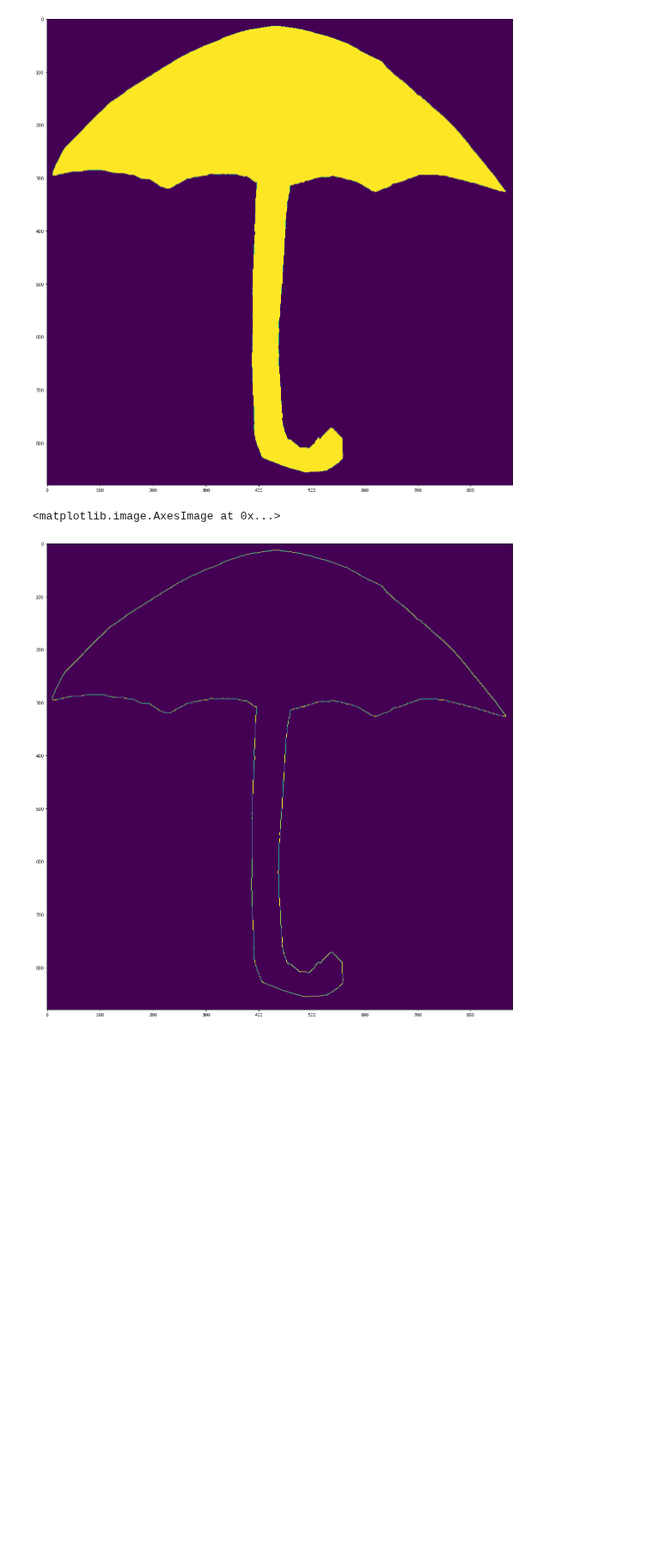
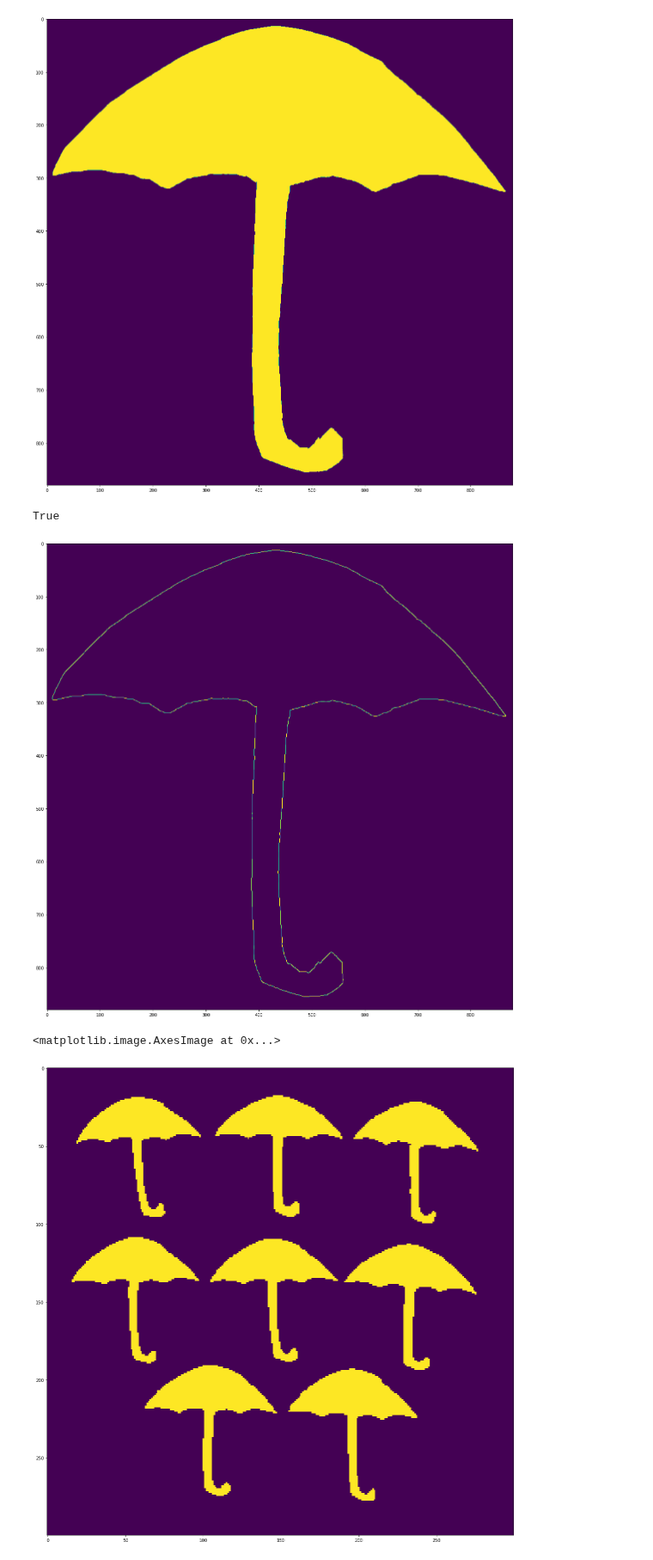
Before and after one commit to oscarteeninga/Metody-Rozpoznawania-Obrazow, a Jupyter notebook: lab2.2/lab2.2.ipynb, the cells around one changed output. Shown at 86% size. Drawn from its saved outputs; the diff is of its cells as text; code cells hidden in the pictures; blank space fills up the shorter version.

```diff
--- a/lab2.2/lab2.2.ipynb
+++ b/lab2.2/lab2.2.ipynb
@@ -10,7 +9,8 @@ import math
 from skimage.transform import hough_circle
 from skimage.feature import canny
 # %%
-umbrellas_files = ["umbrellas.png", "umbrellas-source.png", "umbrella_temp.png"]
+umbrellas_files = ["umbrellas.png", "temp.png"]
+umbrellas_files_small = ["umbrellas_small.png", "temp_small.png"]
 # %%
 umbrellas = cv2.imread(umbrellas_files[0],0)
 _, umbrellas = cv2.threshold(umbrellas, 128, 255, cv2.THRESH_BINARY)
@@ -38,6 +39,7 @@ plt.imshow(template)
 tmp_edges = cv2.Canny(template,0,1)
 plt.figure(figsize = (20,20))
 plt.imshow(tmp_edges)
+cv2.imwrite("temp_c.png", tmp_edges)
 # %% [output]
-<matplotlib.image.AxesImage at 0x...>
+True
 [figure]
@@ -46,0 +46,8 @@ alg.setTemplate(template)
+# %%
+umbrellas_small = cv2.imread(umbrellas_files_small[0],0)
+_, umbrellas_small = cv2.threshold(umbrellas_small, 128, 255, cv2.THRESH_BINARY)
+plt.figure(figsize = (20,20))
+plt.imshow(umbrellas_small)
+# %% [output]
+<matplotlib.image.AxesImage at 0x...>
+[figure, added]
```
Also changed, not shown: parts of 7 cells of this notebook, 32 other files.
